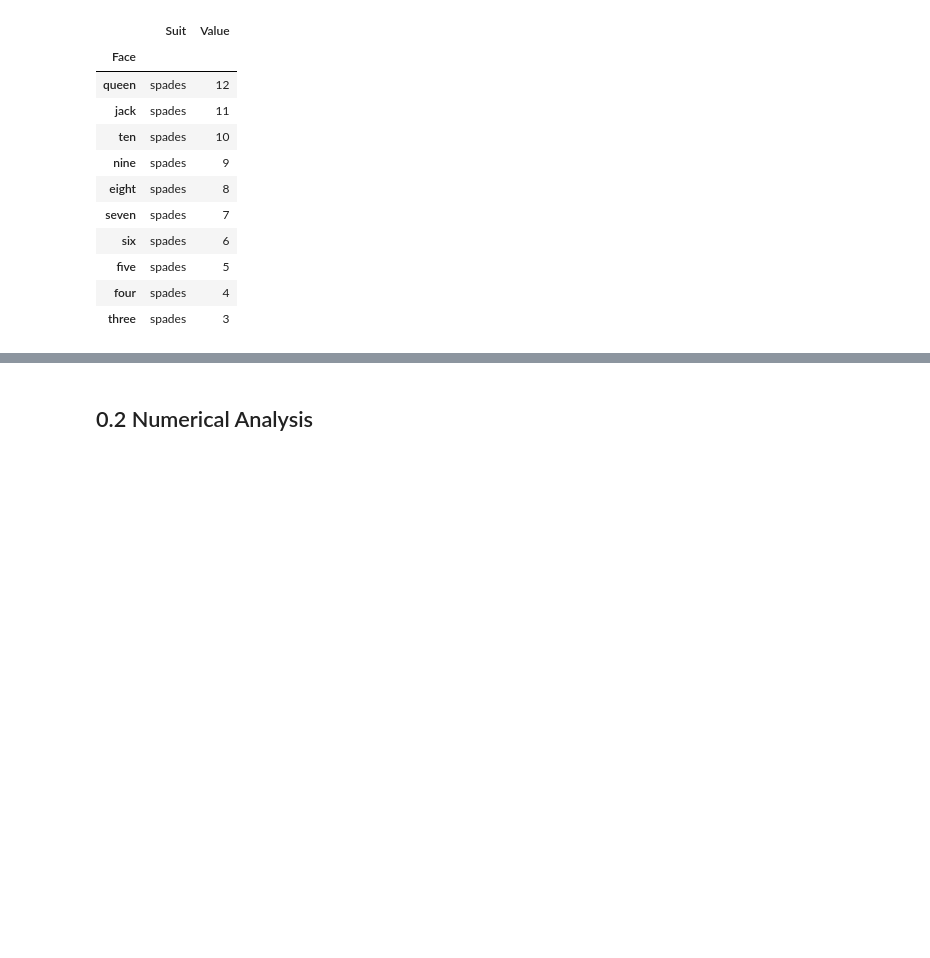
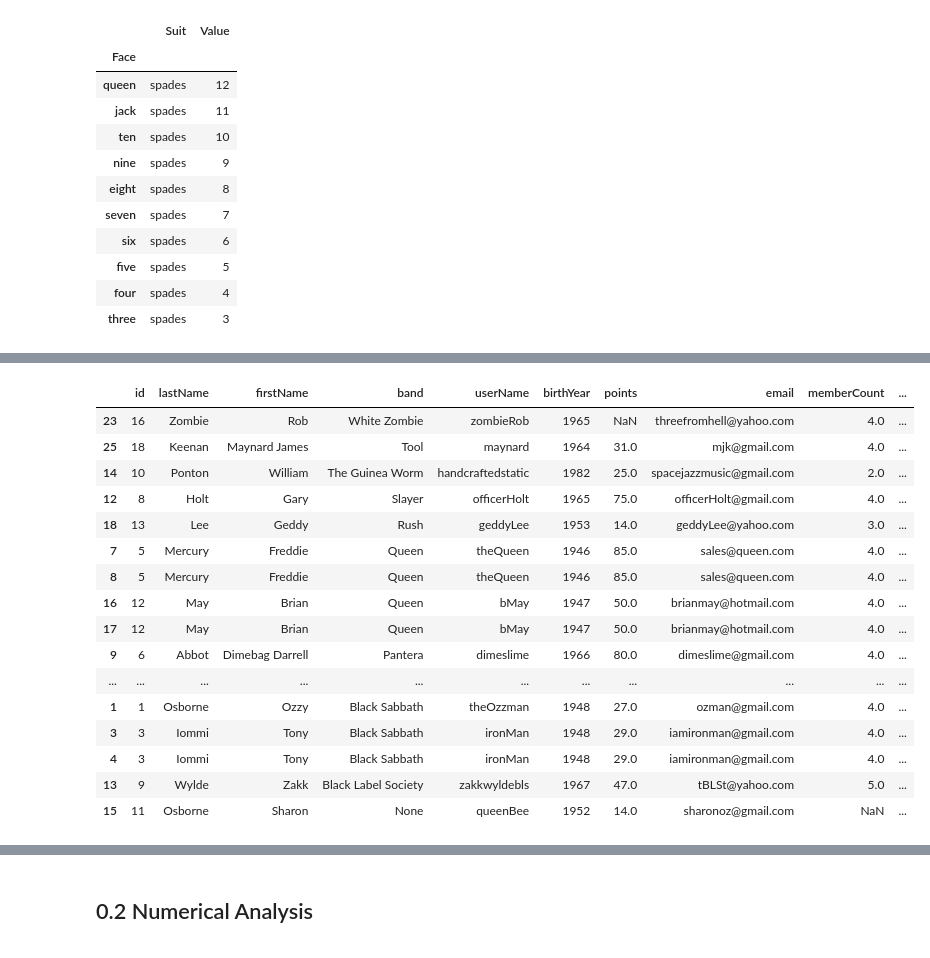
Before and after one commit to gorbulus/DS_Playbook, a Jupyter notebook: ds_playbook.ipynb, the cells around one changed output, grey strips where cells are left out. Cells and saved outputs as stored; diff of their text form; code cells hidden in the pictures; blank space fills up the shorter version.

```diff
--- a/ds_playbook.ipynb
+++ b/ds_playbook.ipynb
@@ -79,0 +130,21 @@ users = {"id":[1, 2, 3, 4, 5, 6, 7, 8, 9, 10, 11, 12, 13, 14, 15, 16, 17, 18, 19
+# %%
+# Order the results by band name
+rockers_in_bands.sort_values(["band", "lastName"], ascending=False)
+# %% [output]
+|  | id | lastName | firstName | band | userName | birthYear | points | email | memberCount | ... |
+| 23 | 16 | Zombie | Rob | White Zombie | zombieRob | 1965 | NaN | threefromhell@yahoo.com | 4.0 | ... |
+| 25 | 18 | Keenan | Maynard James | Tool | maynard | 1964 | 31.0 | mjk@gmail.com | 4.0 | ... |
+| 14 | 10 | Ponton | William | The Guinea Worm | handcraftedstatic | 1982 | 25.0 | spacejazzmusic@gmail.com | 2.0 | ... |
+| 12 | 8 | Holt | Gary | Slayer | officerHolt | 1965 | 75.0 | officerHolt@gmail.com | 4.0 | ... |
+| 18 | 13 | Lee | Geddy | Rush | geddyLee | 1953 | 14.0 | geddyLee@yahoo.com | 3.0 | ... |
+| 7 | 5 | Mercury | Freddie | Queen | theQueen | 1946 | 85.0 | sales@queen.com | 4.0 | ... |
+| 8 | 5 | Mercury | Freddie | Queen | theQueen | 1946 | 85.0 | sales@queen.com | 4.0 | ... |
+| 16 | 12 | May | Brian | Queen | bMay | 1947 | 50.0 | brianmay@hotmail.com | 4.0 | ... |
+| 17 | 12 | May | Brian | Queen | bMay | 1947 | 50.0 | brianmay@hotmail.com | 4.0 | ... |
+| 9 | 6 | Abbot | Dimebag Darrell | Pantera | dimeslime | 1966 | 80.0 | dimeslime@gmail.com | 4.0 | ... |
+| ... | ... | ... | ... | ... | ... | ... | ... | ... | ... | ... |
+| 1 | 1 | Osborne | Ozzy | Black Sabbath | theOzzman | 1948 | 27.0 | ozman@gmail.com | 4.0 | ... |
+| 3 | 3 | Iommi | Tony | Black Sabbath | ironMan | 1948 | 29.0 | iamironman@gmail.com | 4.0 | ... |
+| 4 | 3 | Iommi | Tony | Black Sabbath | ironMan | 1948 | 29.0 | iamironman@gmail.com | 4.0 | ... |
+| 13 | 9 | Wylde | Zakk | Black Label Society | zakkwyldebls | 1967 | 47.0 | tBLSt@yahoo.com | 5.0 | ... |
+| 15 | 11 | Osborne | Sharon | None | queenBee | 1952 | 14.0 | sharonoz@gmail.com | NaN | ... |
```
Also changed, not shown: parts of 27 cells of this notebook.
